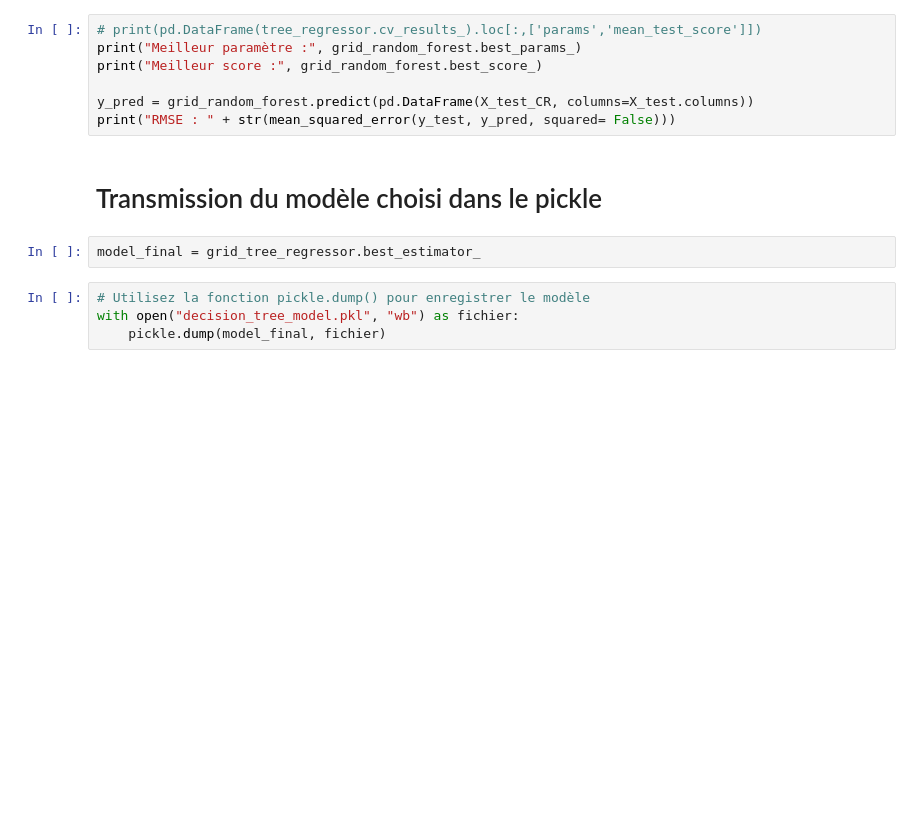
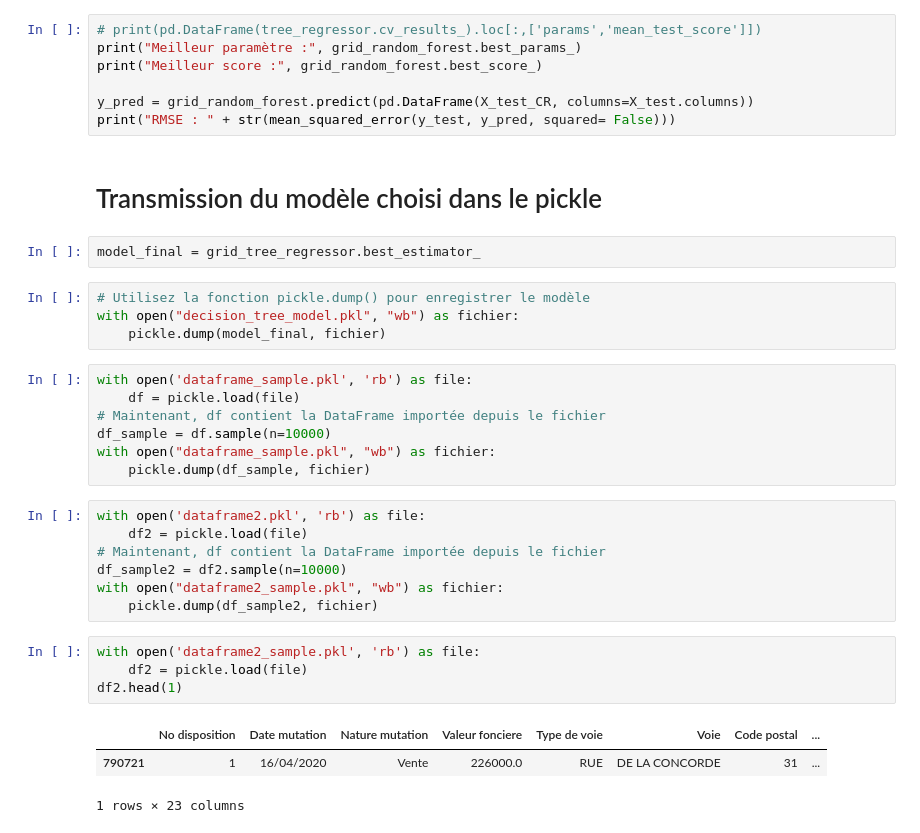
Before and after one commit to dounya-bourhani/ProjetPython, a Jupyter notebook: modeles-ml-dounya.ipynb, the cells around one changed output. Saved outputs shown, nothing was run; the diff lists cells and outputs as text; blank space fills up the shorter version.

Commit message:
modif dataframe2

```diff
--- a/modeles-ml-dounya.ipynb
+++ b/modeles-ml-dounya.ipynb
@@ -450,3 +447,25 @@ model_final = grid_tree_regressor.best_estimator_
 # Utilisez la fonction pickle.dump() pour enregistrer le modèle
 with open("decision_tree_model.pkl", "wb") as fichier:
     pickle.dump(model_final, fichier)
+# %%
+with open('dataframe_sample.pkl', 'rb') as file:
+    df = pickle.load(file)
+# Maintenant, df contient la DataFrame importée depuis le fichier
+df_sample = df.sample(n=10000)
+with open("dataframe_sample.pkl", "wb") as fichier:
+    pickle.dump(df_sample, fichier)
+# %%
+with open('dataframe2.pkl', 'rb') as file:
+    df2 = pickle.load(file)
+# Maintenant, df contient la DataFrame importée depuis le fichier
+df_sample2 = df2.sample(n=10000)
+with open("dataframe2_sample.pkl", "wb") as fichier:
+    pickle.dump(df_sample2, fichier)
+# %%
+with open('dataframe2_sample.pkl', 'rb') as file:
+    df2 = pickle.load(file)
+df2.head(1)
+# %% [output]
+|  | No disposition | Date mutation | Nature mutation | Valeur fonciere | Type de voie | Voie | Code postal | ... |
+| 790721 | 1 | 16/04/2020 | Vente | 226000.0 | RUE | DE LA CONCORDE | 31 | ... |
+1 rows × 23 columns
```
Also changed, not shown: parts of 2 cells of this notebook, 1 other file.
